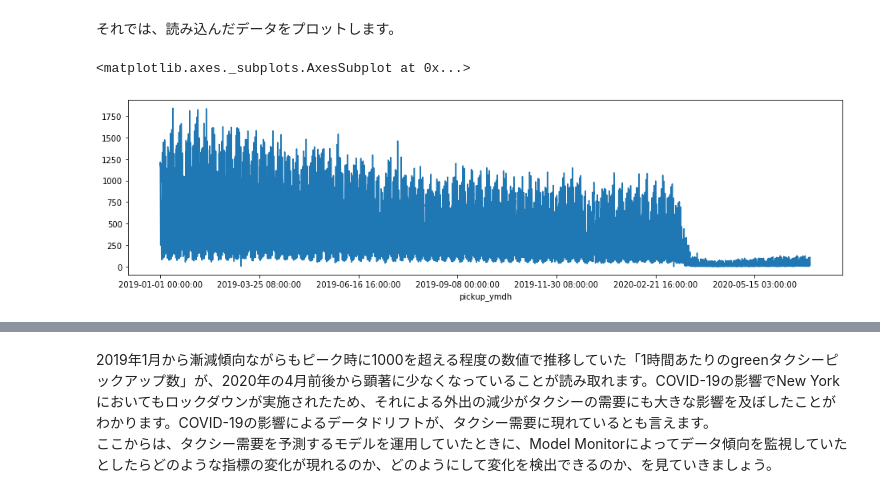
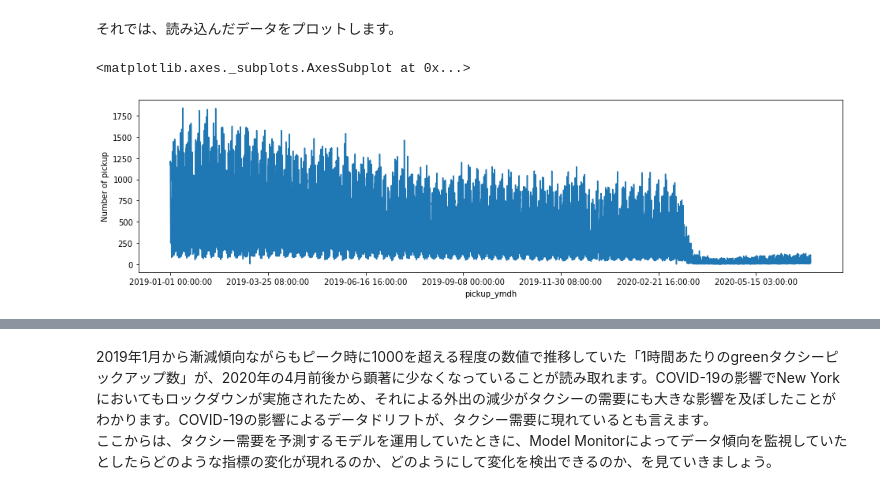
Before and after one commit to otsuki-masafumi/model-monitor-sample, a Jupyter notebook: 02_create_model.ipynb, the cells around one changed output, grey strips where cells are left out. Cells and saved outputs as stored; diff of their text form; code cells hidden in the pictures.

```diff
--- a/02_create_model.ipynb
+++ b/02_create_model.ipynb
@@ -46,7 +54,7 @@ Number of records: 1157445
 # %% [markdown]
 それでは、読み込んだデータをプロットします。
 # %%
-df_data.groupby(by='pickup_ymdh')['count'].sum().plot(figsize=(16,4))
+df_data.groupby(by='pickup_ymdh')['count'].sum().plot(figsize=(16,4), ylabel='Number of pickup')
 # %% [output]
 <matplotlib.axes._subplots.AxesSubplot at 0x...>
-[figure, old version]
+[figure, new version]
```
Also changed, not shown: parts of 34 cells of this notebook, 2 other files.
